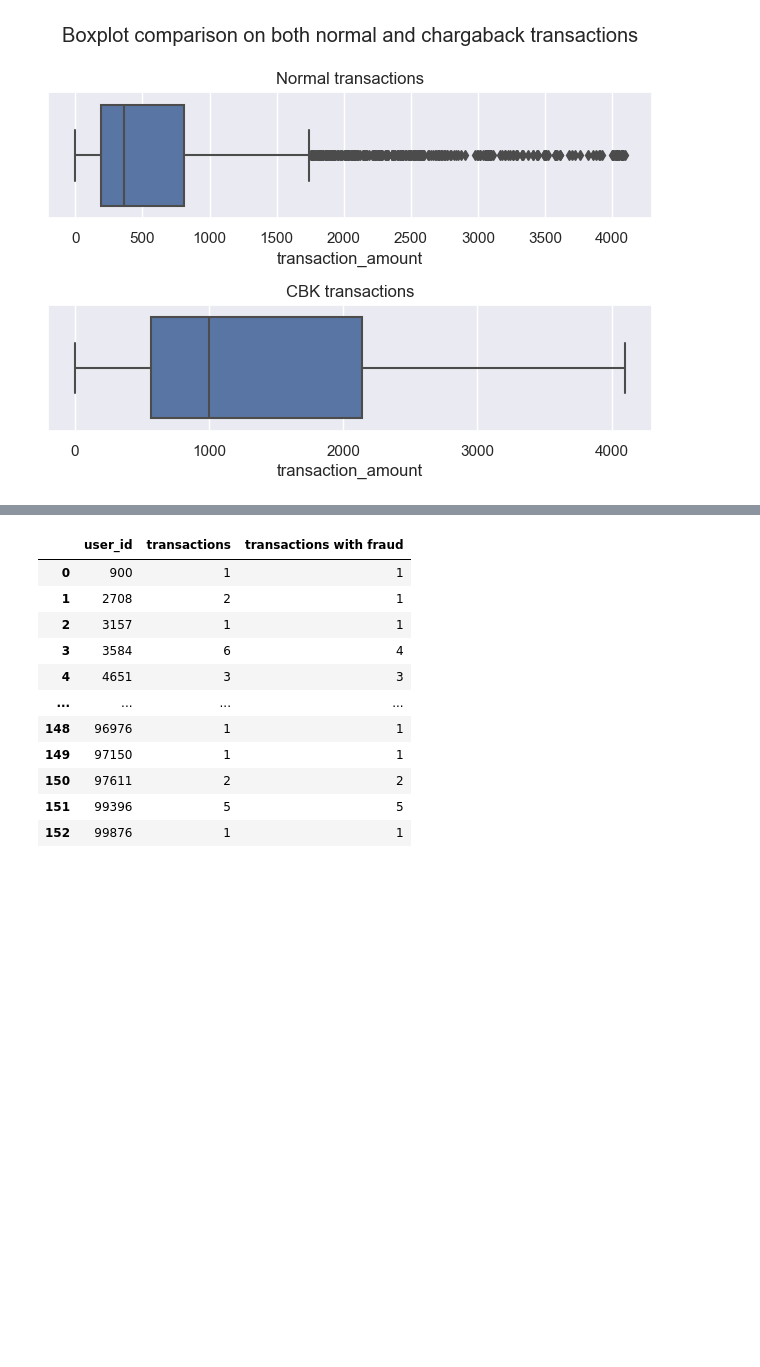
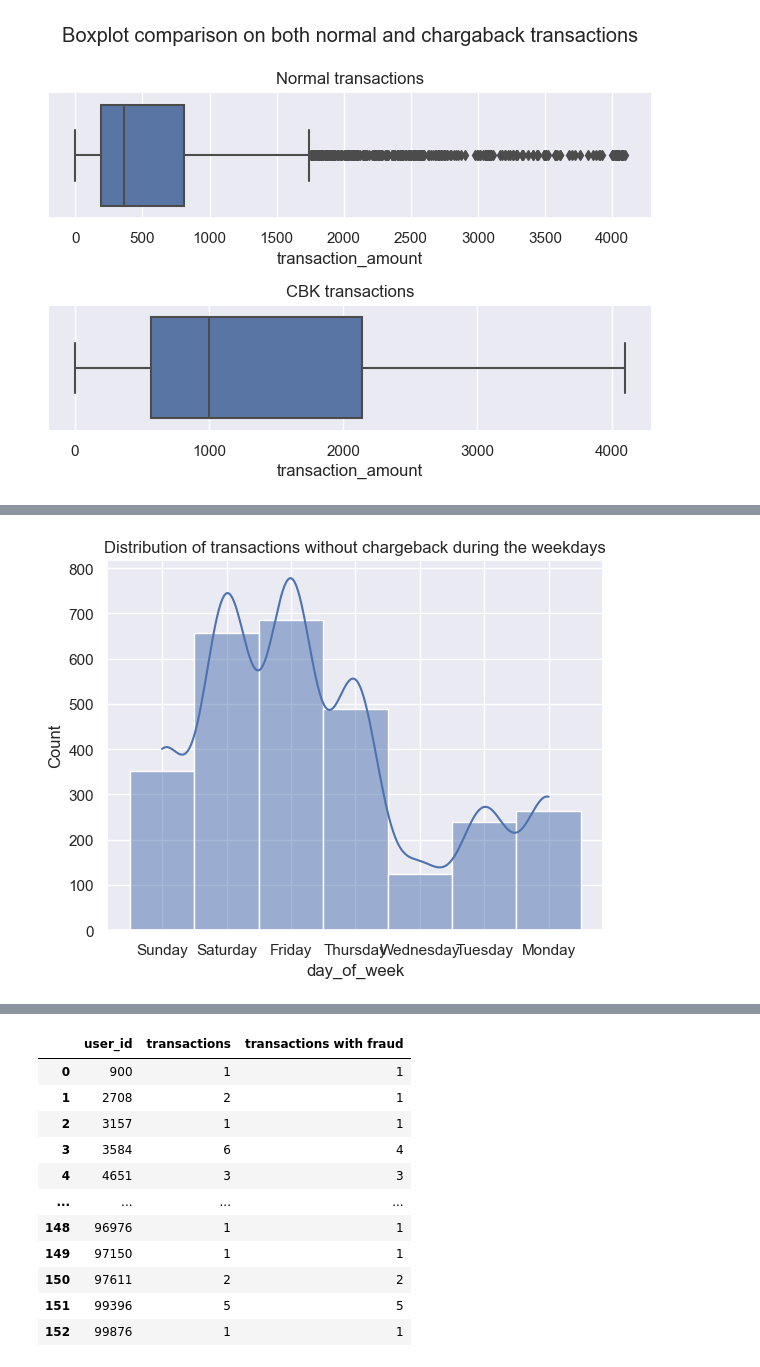
Before and after one commit to rehpires/Risk-analyst-case, a Jupyter notebook: Transactional data.ipynb, the cells around one changed output, grey strips where cells are left out. Saved outputs shown, nothing was run; the diff lists cells and outputs as text; code cells hidden in the pictures; blank space fills up the shorter version.

```diff
--- a/Transactional data.ipynb
+++ b/Transactional data.ipynb
@@ -75,0 +96,4 @@ plt.tight_layout()
+# %%
+ax = sns.histplot(df.loc[df["has_cbk"] == 0].day_of_week,kde=True).set_title("Distribution of transactions without chargeback during the weekdays")
+# %% [output]
+[figure, added]
```
Also changed, not shown: parts of 7 cells of this notebook.
